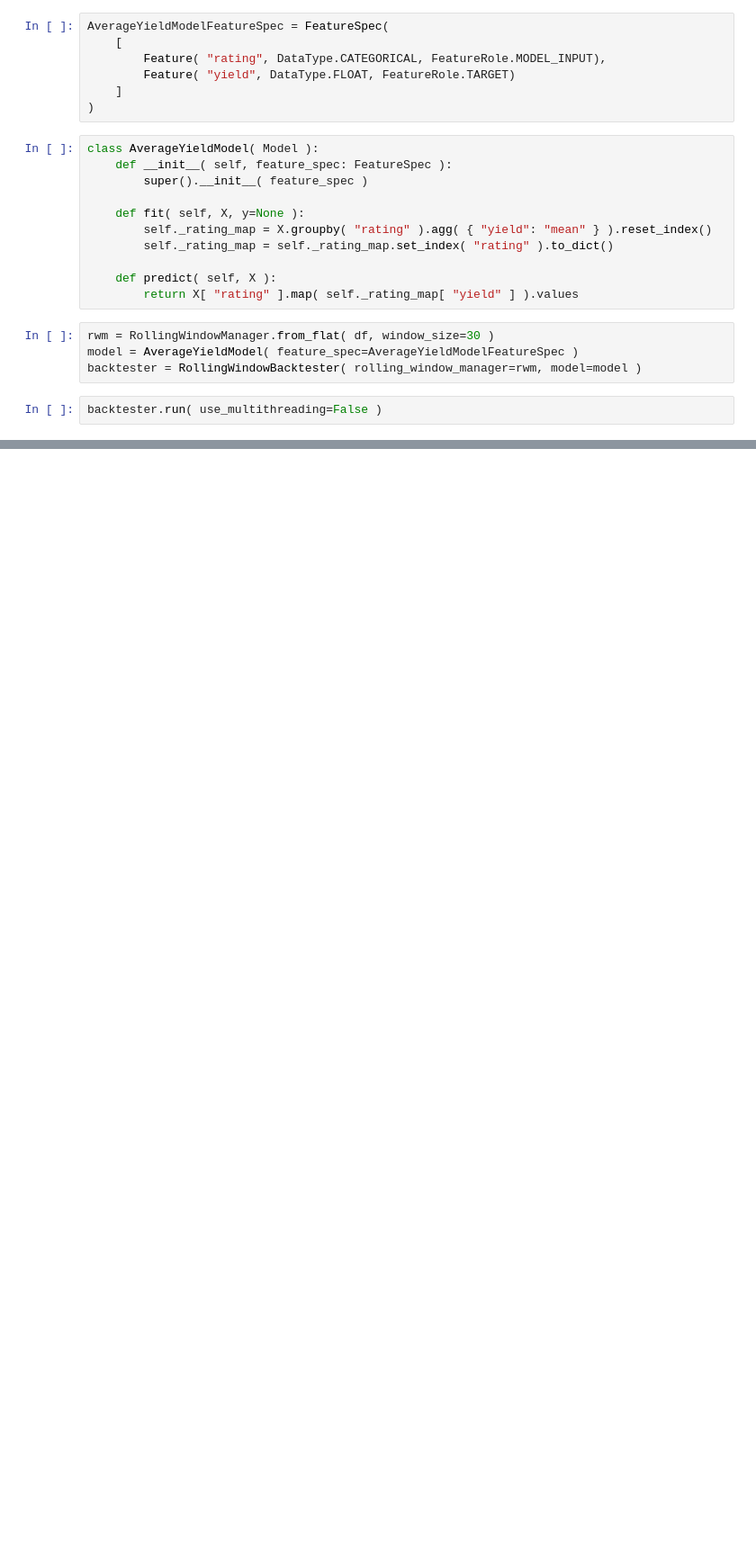
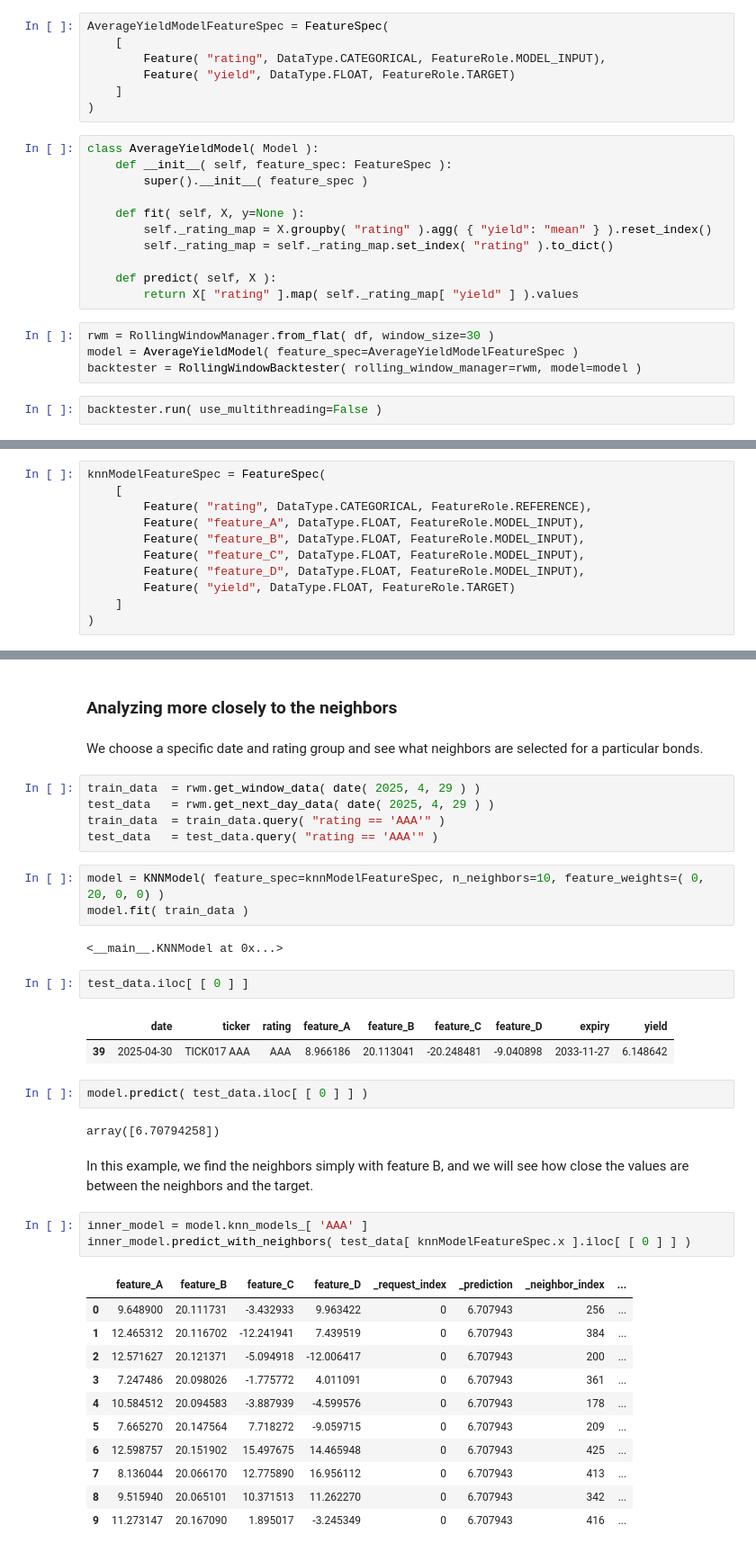
Before and after one commit to YimingZhang07/quantbullet, a Jupyter notebook: docs/utils/rolling-window-backtest.ipynb, the cells around one changed output, grey strips where cells are left out. Shown at 90% size. Saved outputs shown, nothing was run; the diff lists cells and outputs as text; blank space fills up the shorter version.

```diff
--- a/docs/utils/rolling-window-backtest.ipynb
+++ b/docs/utils/rolling-window-backtest.ipynb
@@ -61,0 +89,11 @@ backtester.get_logger_df().head()
+# %%
+knnModelFeatureSpec = FeatureSpec(
+    [
+        Feature( "rating", DataType.CATEGORICAL, FeatureRole.REFERENCE),
+        Feature( "feature_A", DataType.FLOAT, FeatureRole.MODEL_INPUT),
+        Feature( "feature_B", DataType.FLOAT, FeatureRole.MODEL_INPUT),
+        Feature( "feature_C", DataType.FLOAT, FeatureRole.MODEL_INPUT),
+        Feature( "feature_D", DataType.FLOAT, FeatureRole.MODEL_INPUT),
+        Feature( "yield", DataType.FLOAT, FeatureRole.TARGET)
+    ]
+)
@@ -61,0 +177,40 @@ backtester.get_logger_df().head()
+# %% [markdown]
+### Analyzing more closely to the neighbors
+# %% [markdown]
+We choose a specific date and rating group and see what neighbors are selected for a particular bonds.
+# %%
+train_data  = rwm.get_window_data( date( 2025, 4, 29 ) )
+test_data   = rwm.get_next_day_data( date( 2025, 4, 29 ) )
+train_data  = train_data.query( "rating == 'AAA'" )
+test_data   = test_data.query( "rating == 'AAA'" )
+# %%
+model = KNNModel( feature_spec=knnModelFeatureSpec, n_neighbors=10, feature_weights=( 0, 20, 0, 0) )
+model.fit( train_data )
+# %% [output]
+<__main__.KNNModel at 0x...>
+# %%
+test_data.iloc[ [ 0 ] ]
+# %% [output]
+|  | date | ticker | rating | feature_A | feature_B | feature_C | feature_D | expiry | yield |
+| 39 | 2025-04-30 | TICK017 AAA | AAA | 8.966186 | 20.113041 | -20.248481 | -9.040898 | 2033-11-27 | 6.148642 |
+# %%
+model.predict( test_data.iloc[ [ 0 ] ] )
+# %% [output]
+array([6.70794258])
+# %% [markdown]
+In this example, we find the neighbors simply with feature B, and we will see how close the values are between the neighbors and the target.
+# %%
+inner_model = model.knn_models_[ 'AAA' ]
+inner_model.predict_with_neighbors( test_data[ knnModelFeatureSpec.x ].iloc[ [ 0 ] ] )
+# %% [output]
+|  | feature_A | feature_B | feature_C | feature_D | _request_index | _prediction | _neighbor_index | ... |
+| 0 | 9.648900 | 20.111731 | -3.432933 | 9.963422 | 0 | 6.707943 | 256 | ... |
+| 1 | 12.465312 | 20.116702 | -12.241941 | 7.439519 | 0 | 6.707943 | 384 | ... |
+| 2 | 12.571627 | 20.121371 | -5.094918 | -12.006417 | 0 | 6.707943 | 200 | ... |
+| 3 | 7.247486 | 20.098026 | -1.775772 | 4.011091 | 0 | 6.707943 | 361 | ... |
+| 4 | 10.584512 | 20.094583 | -3.887939 | -4.599576 | 0 | 6.707943 | 178 | ... |
+| 5 | 7.665270 | 20.147564 | 7.718272 | -9.059715 | 0 | 6.707943 | 209 | ... |
+| 6 | 12.598757 | 20.151902 | 15.497675 | 14.465948 | 0 | 6.707943 | 425 | ... |
+| 7 | 8.136044 | 20.066170 | 12.775890 | 16.956112 | 0 | 6.707943 | 413 | ... |
+| 8 | 9.515940 | 20.065101 | 10.371513 | 11.262270 | 0 | 6.707943 | 342 | ... |
+| 9 | 11.273147 | 20.167090 | 1.895017 | -3.245349 | 0 | 6.707943 | 416 | ... |
```
Also changed, not shown: parts of 22 cells of this notebook, 5 other files.
